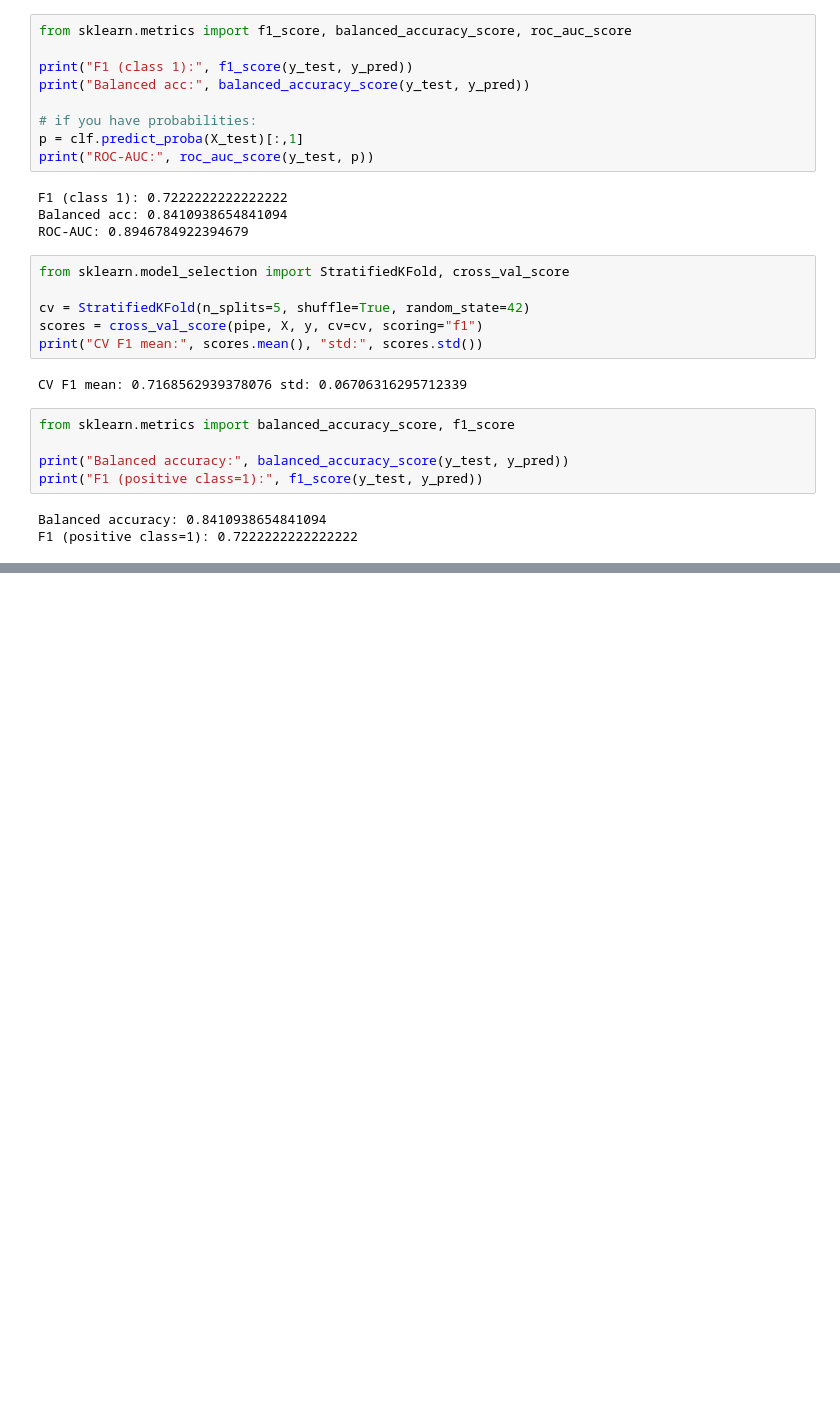
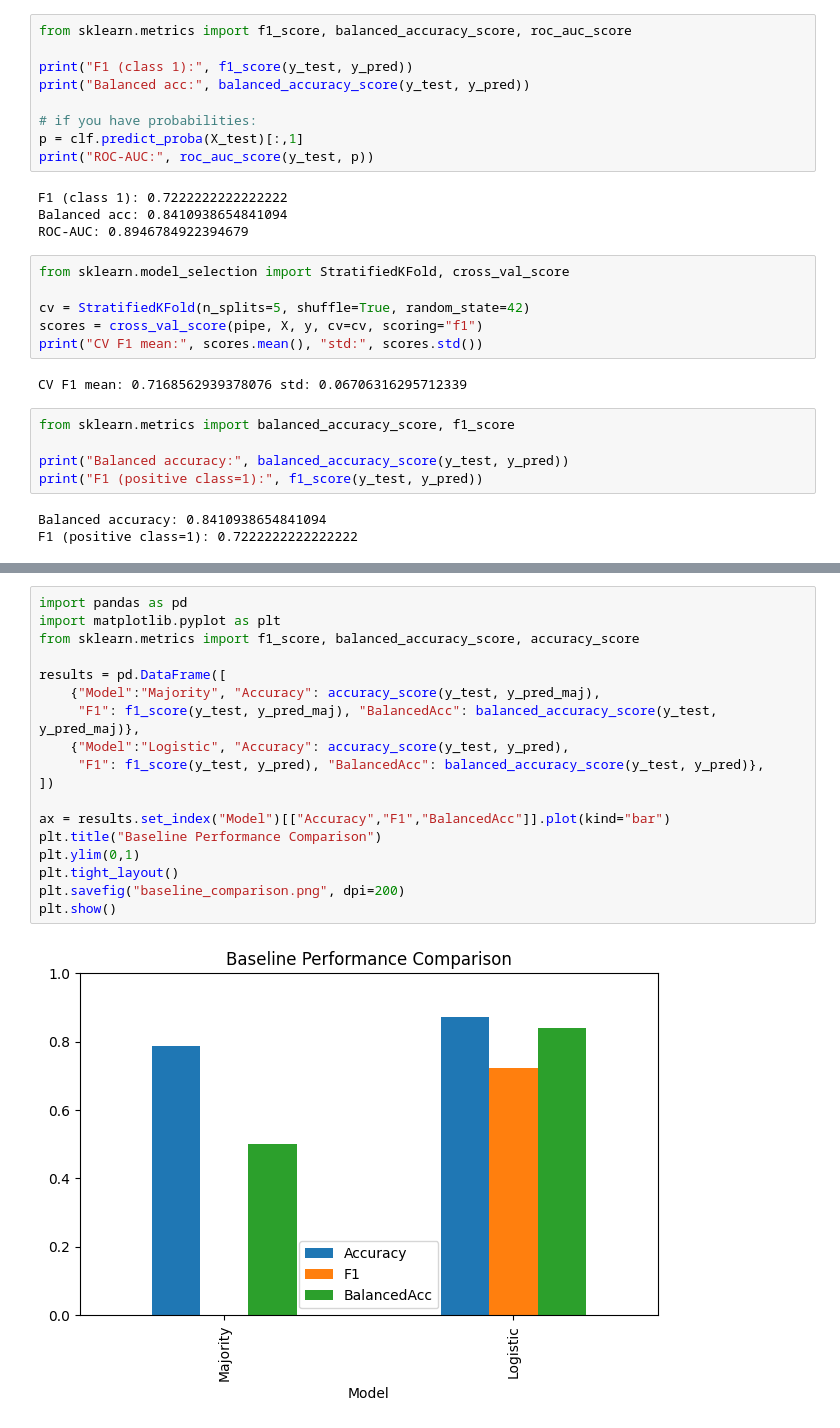
Before and after one commit to TemurAkhtamjonov/STATS201_project, a Jupyter notebook: notebooks/week3_baseline_models.ipynb, the cells around one changed output, grey strips where cells are left out. Saved outputs shown, nothing was run; the diff lists cells and outputs as text; blank space fills up the shorter version.

```diff
--- a/notebooks/week3_baseline_models.ipynb
+++ b/notebooks/week3_baseline_models.ipynb
@@ -274,0 +309,20 @@ F1 (positive class=1): 0.7222222222222222
+# %%
+import pandas as pd
+import matplotlib.pyplot as plt
+from sklearn.metrics import f1_score, balanced_accuracy_score, accuracy_score
+
+results = pd.DataFrame([
+    {"Model":"Majority", "Accuracy": accuracy_score(y_test, y_pred_maj),
+     "F1": f1_score(y_test, y_pred_maj), "BalancedAcc": balanced_accuracy_score(y_test, y_pred_maj)},
+    {"Model":"Logistic", "Accuracy": accuracy_score(y_test, y_pred),
+     "F1": f1_score(y_test, y_pred), "BalancedAcc": balanced_accuracy_score(y_test, y_pred)},
+])
+
+ax = results.set_index("Model")[["Accuracy","F1","BalancedAcc"]].plot(kind="bar")
+plt.title("Baseline Performance Comparison")
+plt.ylim(0,1)
+plt.tight_layout()
+plt.savefig("baseline_comparison.png", dpi=200)
+plt.show()
+# %% [output]
+[figure, added]
```
Also changed, not shown: parts of 8 cells of this notebook, 1 other file.
